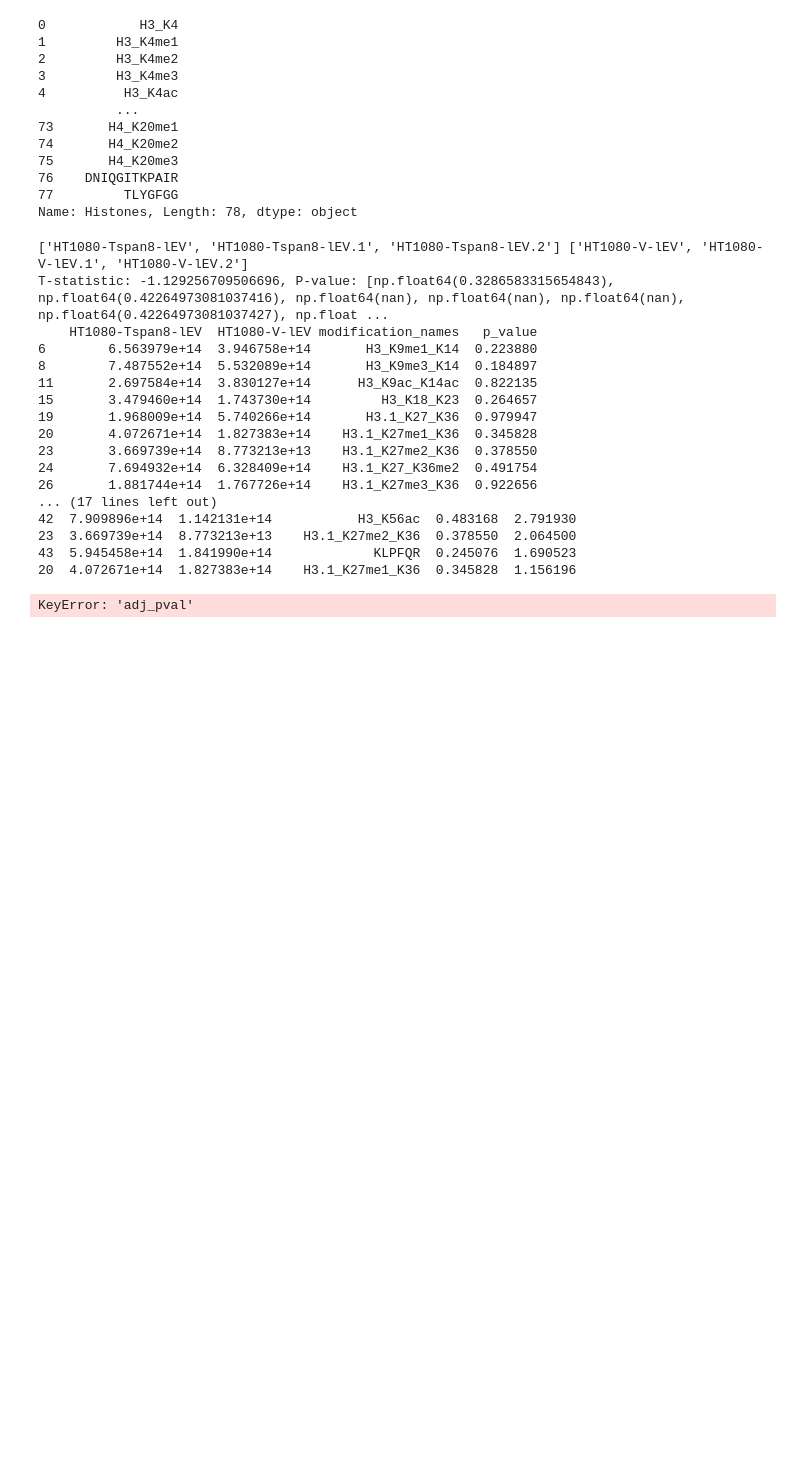
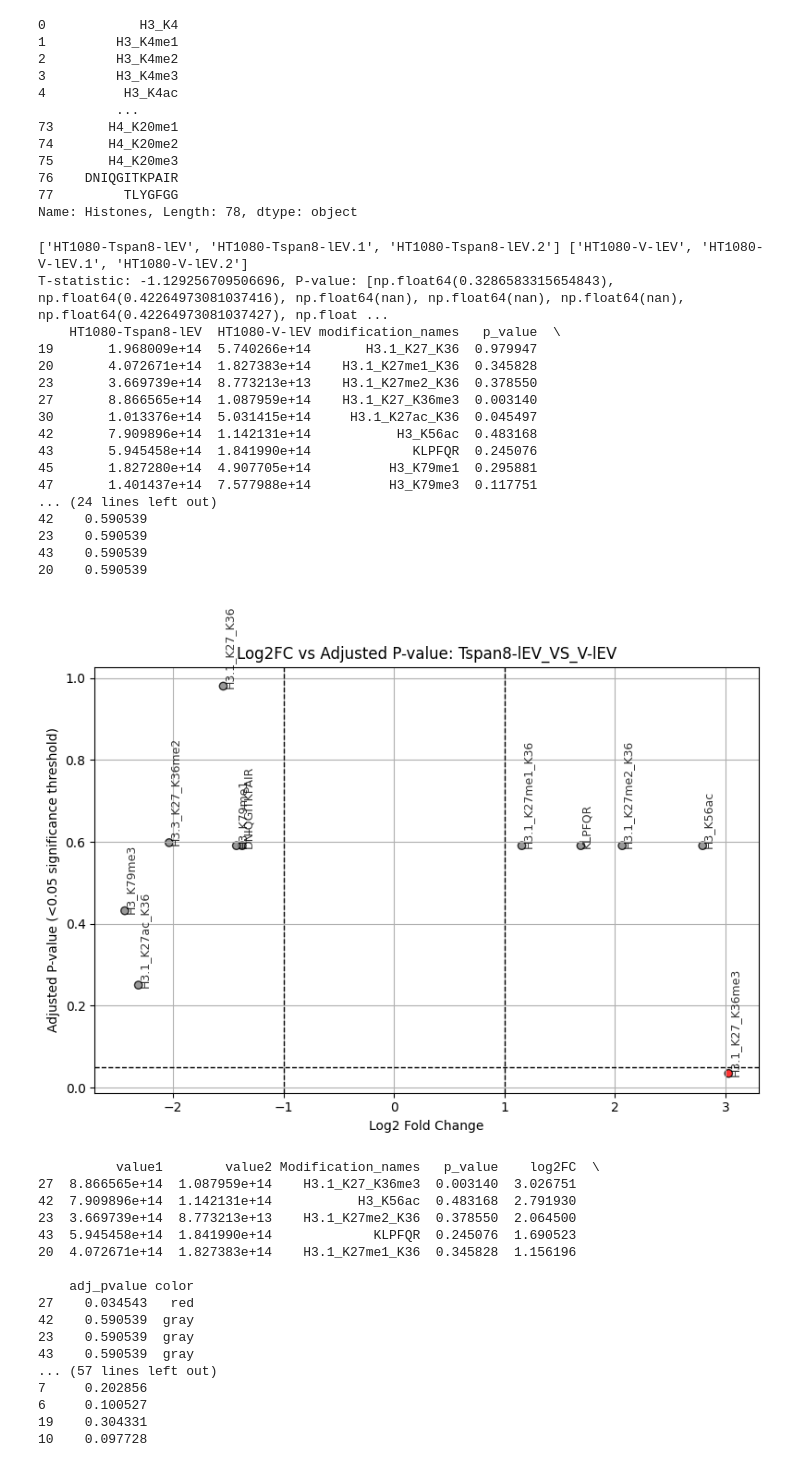
Before and after one commit to anuprulez/nanodiag_biomarker_prediction, a Jupyter notebook: ukfr_analysis/analyse_histone_mod_PTM_intensity_June_10.ipynb, the cells around one changed output. Saved outputs shown, nothing was run; the diff lists cells and outputs as text; code cells hidden in the pictures; blank space fills up the shorter version.

```diff
--- a/ukfr_analysis/analyse_histone_mod_PTM_intensity_June_10.ipynb
+++ b/ukfr_analysis/analyse_histone_mod_PTM_intensity_June_10.ipynb
@@ -156,15 +156,16 @@ def plot_volcano(df, name):
     logfc_threshold = 1
 
     df['color'] = 'gray'
-    df.loc[(df['p_value'] < pval_threshold) & (df['log2FC'] > logfc_threshold), 'color'] = 'red'    # upregulated
-    df.loc[(df['p_value'] < pval_threshold)& (df['log2FC'] < -logfc_threshold), 'color'] = 'blue'   # downregulated
+    p_value_field = 'p_value'
+    df.loc[(df[p_value_field] < pval_threshold) & (df['log2FC'] > logfc_threshold), 'color'] = 'red'    # upregulated
+    df.loc[(df[p_value_field] < pval_threshold)& (df['log2FC'] < -logfc_threshold), 'color'] = 'blue'   # downregulated
 
     # Plot
     plt.figure(figsize=(8, 6))
-    plt.scatter(df['log2FC'], df['p_value'], c=df['color'], label=df["Modification_names"], alpha=0.8, edgecolors='k')
+    plt.scatter(df['log2FC'], df[p_value_field], c=df['color'], label=df["Modification_names"], alpha=0.8, edgecolors='k')
 
     for i, row in df.iterrows():
-        plt.annotate(row["Modification_names"], (row["log2FC"], row["p_value"]), fontsize=9, alpha=0.8, rotation=90)
+        plt.annotate(row["Modification_names"], (row["log2FC"], row[p_value_field]), fontsize=9, alpha=0.8, rotation=90)
 
     # Add significance threshold lines
     plt.axhline(pval_threshold, color='black', linestyle='--', linewidth=1)
@@ -204,7 +205,7 @@ def compute_pvalues(df, group1_cols, group2_cols):
 
 def compute_differential_modifications():
     agg_condition = "mean"
-    file_name = output_path + "differential_histone_modification_datanormbr.xlsx"
+    file_name = output_path + "differential_histone_modification.xlsx"
 
     first_condition =  [Tspan8_lEV, Tspan8_sEV, Tspan8_EVdep, Tspan8_F1, Tspan8_F3, V_lEV, V_sEV, V_EVdep, V_F1, V_F3, Tspan8_F1, Tspan8_F3, F1, F3, V_F1, V_F3]
     second_condition = [V_lEV, V_sEV, V_EVdep, V_F1, V_F3, lEV, sEV, EVdep, F1, F3, Tspan8_sEV, Tspan8_EVdep, sEV, EVdep, V_sEV, V_EVdep]
@@ -223,7 +224,7 @@ def compute_differential_modifications():
 
         p_values = compute_pvalues(transpose_df, t8_item, v_item)
         transpose_df["p_value"] = p_values
-        adj_pval = multipletests(transpose_df['p_value'].fillna(1), method='fdr_bh')[1]
+        #adj_pval = multipletests(transpose_df['p_value'].fillna(1), method='fdr_bh')[1]
         #transpose_df["adj_pval"] = adj_pval
 
         df_t8_condition = transpose_df[t8_item]
@@ -243,7 +244,7 @@ def compute_differential_modifications():
 
         df_T8_V = df_T8_V[(df_T8_V[t8_name] > 0) & (df_T8_V[v_name] > 0)]
 
-        print(df_T8_V)
+
 
         # Compute log2FC
         log2_name = "log2FC_{}/{}".format(t8_name, v_name)
@@ -252,50 +253,71 @@ def compute_differential_modifications():
         # Filter out differential ones
         df_T8_V = df_T8_V[(df_T8_V[log2_name] < -1) | (df_T8_V[log2_name] >= 1)]
 
+        df_T8_V["adj_pval"] = multipletests(df_T8_V['p_value'], method='fdr_bh')[1]
+
+        print(df_T8_V)
+
         #adj_pval = false_discovery_control(df_T8_V["p_value"], method='by')
         #df_T8_V["adj_pval"] = adj_pval
 
         df_T8_V = df_T8_V.sort_values(by=log2_name, ascending=False)
 
         df_T8_V_vis = df_T8_V.copy()
 
-        df_T8_V_vis.columns = ["value1", "value2", "Modification_names", "p_value", "log2FC"]
+        df_T8_V_vis.columns = ["value1", "value2", "Modification_names", "p_value", "log2FC", "adj_pvalue"]
 
         print(df_T8_V_vis.head())
 
         tab_name = "{}_VS_{}".format(t8_name, v_name)
 
         plot_volcano(df_T8_V_vis, tab_name)
 
         plot_umap(df_T8_V_vis, tab_name)
 
         df_T8_V.to_csv(output_path + "log2FC_histone_modifications_{}.csv".format(tab_name), sep="\t", index=None)
 
         e_tabname = tab_name.replace("HT1080-", "")
 
         df_T8_V.to_excel(writer, sheet_name=e_tabname, index=False)
 
         #if idx == 1:
         #    break
         #break
     writer.close()
 compute_differential_modifications()
 # %% [output]
 ['HT1080-Tspan8-lEV', 'HT1080-Tspan8-lEV.1', 'HT1080-Tspan8-lEV.2'] ['HT1080-V-lEV', 'HT1080-V-lEV.1', 'HT1080-V-lEV.2']
 T-statistic: -1.129256709506696, P-value: [np.float64(0.3286583315654843), np.float64(0.42264973081037416), np.float64(nan), np.float64(nan), np.float64(nan), np.float64(0.42264973081037427), np.float ...
-    HT1080-Tspan8-lEV  HT1080-V-lEV modification_names   p_value
-6        6.563979e+14  3.946758e+14       H3_K9me1_K14  0.223880
-8        7.487552e+14  5.532089e+14       H3_K9me3_K14  0.184897
-11       2.697584e+14  3.830127e+14      H3_K9ac_K14ac  0.822135
-15       3.479460e+14  1.743730e+14         H3_K18_K23  0.264657
+    HT1080-Tspan8-lEV  HT1080-V-lEV modification_names   p_value  \
 19       1.968009e+14  5.740266e+14       H3.1_K27_K36  0.979947
 20       4.072671e+14  1.827383e+14    H3.1_K27me1_K36  0.345828
 23       3.669739e+14  8.773213e+13    H3.1_K27me2_K36  0.378550
-24       7.694932e+14  6.328409e+14    H3.1_K27_K36me2  0.491754
-26       1.881744e+14  1.767726e+14    H3.1_K27me3_K36  0.922656
-... (17 lines left out)
-42  7.909896e+14  1.142131e+14           H3_K56ac  0.483168  2.791930
-23  3.669739e+14  8.773213e+13    H3.1_K27me2_K36  0.378550  2.064500
-43  5.945458e+14  1.841990e+14             KLPFQR  0.245076  1.690523
-20  4.072671e+14  1.827383e+14    H3.1_K27me1_K36  0.345828  1.156196
+27       8.866565e+14  1.087959e+14    H3.1_K27_K36me3  0.003140
+30       1.013376e+14  5.031415e+14     H3.1_K27ac_K36  0.045497
+42       7.909896e+14  1.142131e+14           H3_K56ac  0.483168
+43       5.945458e+14  1.841990e+14             KLPFQR  0.245076
+45       1.827280e+14  4.907705e+14          H3_K79me1  0.295881
+47       1.401437e+14  7.577988e+14          H3_K79me3  0.117751
+... (24 lines left out)
+42    0.590539
+23    0.590539
+43    0.590539
+20    0.590539
+[figure, added]
-KeyError: 'adj_pval'
+          value1        value2 Modification_names   p_value    log2FC  \
+27  8.866565e+14  1.087959e+14    H3.1_K27_K36me3  0.003140  3.026751
+42  7.909896e+14  1.142131e+14           H3_K56ac  0.483168  2.791930
+23  3.669739e+14  8.773213e+13    H3.1_K27me2_K36  0.378550  2.064500
+43  5.945458e+14  1.841990e+14             KLPFQR  0.245076  1.690523
+20  4.072671e+14  1.827383e+14    H3.1_K27me1_K36  0.345828  1.156196
+
+    adj_pvalue color
+27    0.034543   red
+42    0.590539  gray
+23    0.590539  gray
+43    0.590539  gray
+... (57 lines left out)
+7     0.202856
+6     0.100527
+19    0.304331
+10    0.097728
```
Also changed, not shown: parts of 1 cell of this notebook, 1 other file.
